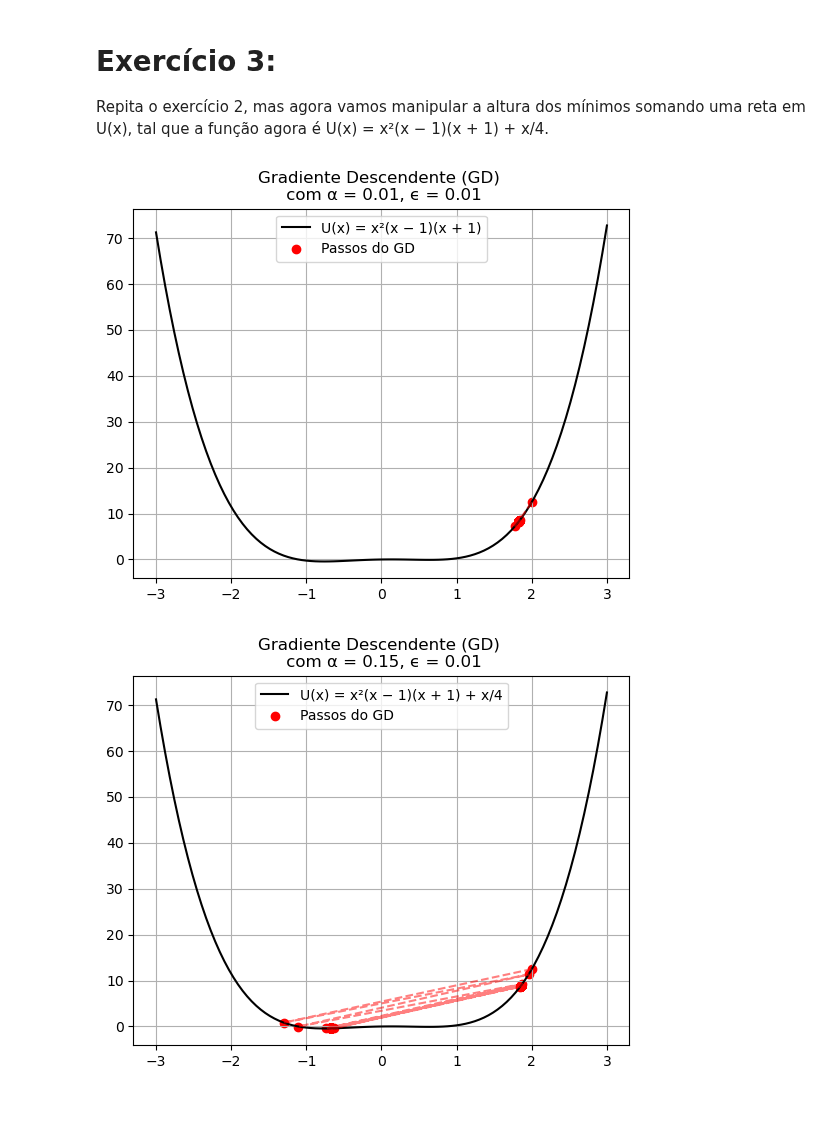
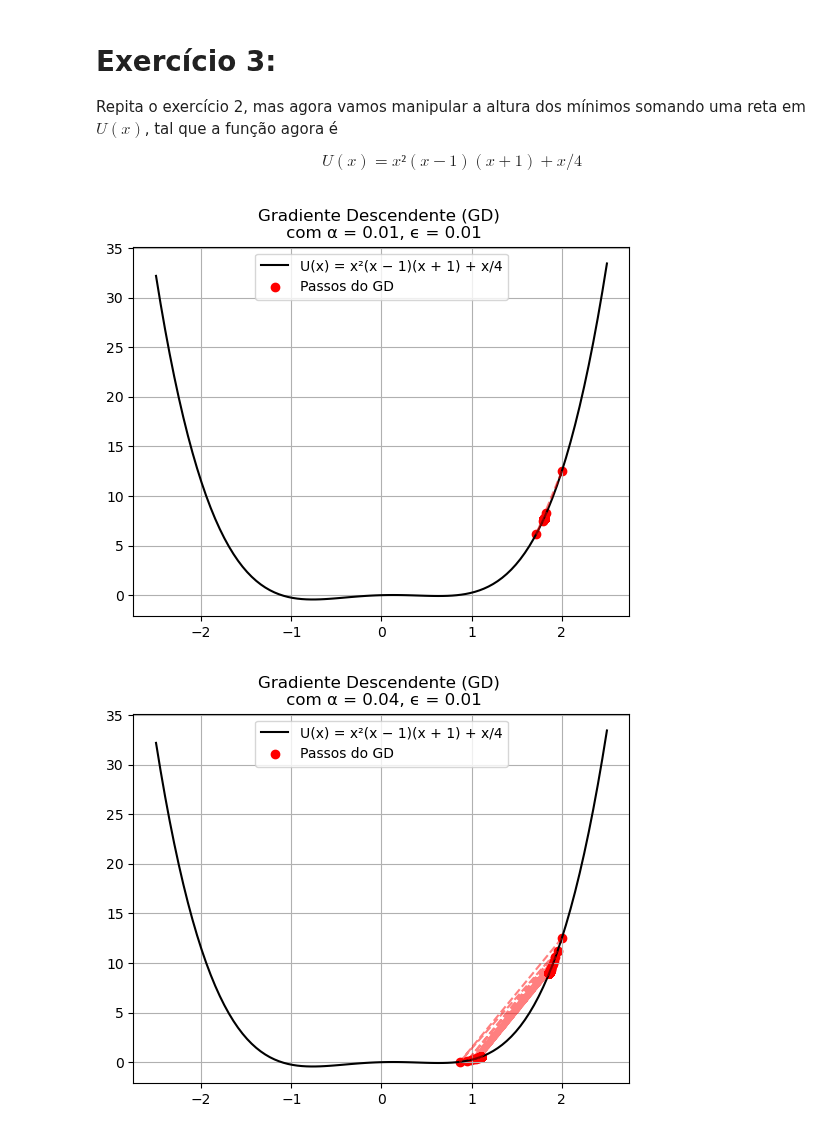
Before and after one commit to brunamendesfis/Computational_Physics, a Jupyter notebook: Redes_Neurais/Atividades/Exercício_03.ipynb, the cells around one changed output. Saved outputs shown, nothing was run; the diff lists cells and outputs as text; code cells hidden in the pictures; blank space fills up the shorter version.

```diff
--- a/Redes_Neurais/Atividades/Exercício_03.ipynb
+++ b/Redes_Neurais/Atividades/Exercício_03.ipynb
@@ -1,7 +1,9 @@
 # %% [markdown]
 # Exercício 3:
 
-Repita o exercício 2, mas agora vamos manipular a altura dos mínimos somando uma reta em U(x), tal que a função agora é U(x) = x²(x − 1)(x + 1) + x/4.
+Repita o exercício 2, mas agora vamos manipular a altura dos mínimos somando uma reta em $U(x)$, tal que a função agora é
+
+$$U(x) = x²(x − 1)(x + 1) + x/4$$
 # %%
 import numpy as np
 import matplotlib.pyplot as plt
@@ -10,4 +12,4 @@ def funcao(x):
     return x**2*(x - 1)*(x + 1) + x/4
 
 def derivada(x):
-    return 2*x**3 + 2*x**2 - 2*x + x
+    return 4*x**3 - 2*x + 1/4
@@ -14,22 +34,4 @@ def derivada(x):
 # %%
-def grad_desc(x_0, alpha, itera, epsilon):
-    x = x_0
-    x_list = [x]
-    y_list = [funcao(x)]
-
-    for _ in range(itera):
-        x_1 = x_0 - alpha*derivada(x)
-        delta_x = x_1 - x_0
-
-        if abs(delta_x) < epsilon:
-            break
-
-        x = x_1
-        x_list.append(x)
-        y_list.append(funcao(x))
-
-    return x_list, y_list
-
 x_0 = 2
 itera = 1000
 epsilon = 0.01
@@ -37,7 +39,7 @@ alpha = 0.01
 
 xs, ys = grad_desc(x_0, alpha, itera, epsilon)
 
-x = np.linspace(- 3, 3, 100)
+x = np.linspace(- 2.5, 2.5, 100)
 
 plt.plot(x, funcao(x), label='U(x) = x²(x − 1)(x + 1) + x/4', color='black')
 plt.scatter(xs, ys, color='red', label='Passos do GD')
@@ -47,20 +49,20 @@ plt.legend()
 plt.grid(True)
 plt.show()
 # %% [output]
-[figure, old version]
+[figure, new version]
 # %%
-alpha = 0.15
+alpha = 0.04
 
 xs, ys = grad_desc(x_0, alpha, itera, epsilon)
 
-x = np.linspace(- 3, 3, 100)
+x = np.linspace(- 2.5, 2.5, 100)
 
 plt.plot(x, funcao(x), label='U(x) = x²(x − 1)(x + 1) + x/4', color='black')
 plt.scatter(xs, ys, color='red', label='Passos do GD')
 plt.plot(xs, ys, 'r--', alpha=0.5)
 plt.title(f"Gradiente Descendente (GD) \n com α = {alpha}, ϵ = {epsilon}")
 plt.legend()
 plt.grid(True)
 plt.show()
 # %% [output]
-[figure, old version]
+[figure, new version]
```
Also changed, not shown: parts of 8 cells of this notebook, 1 other file.
